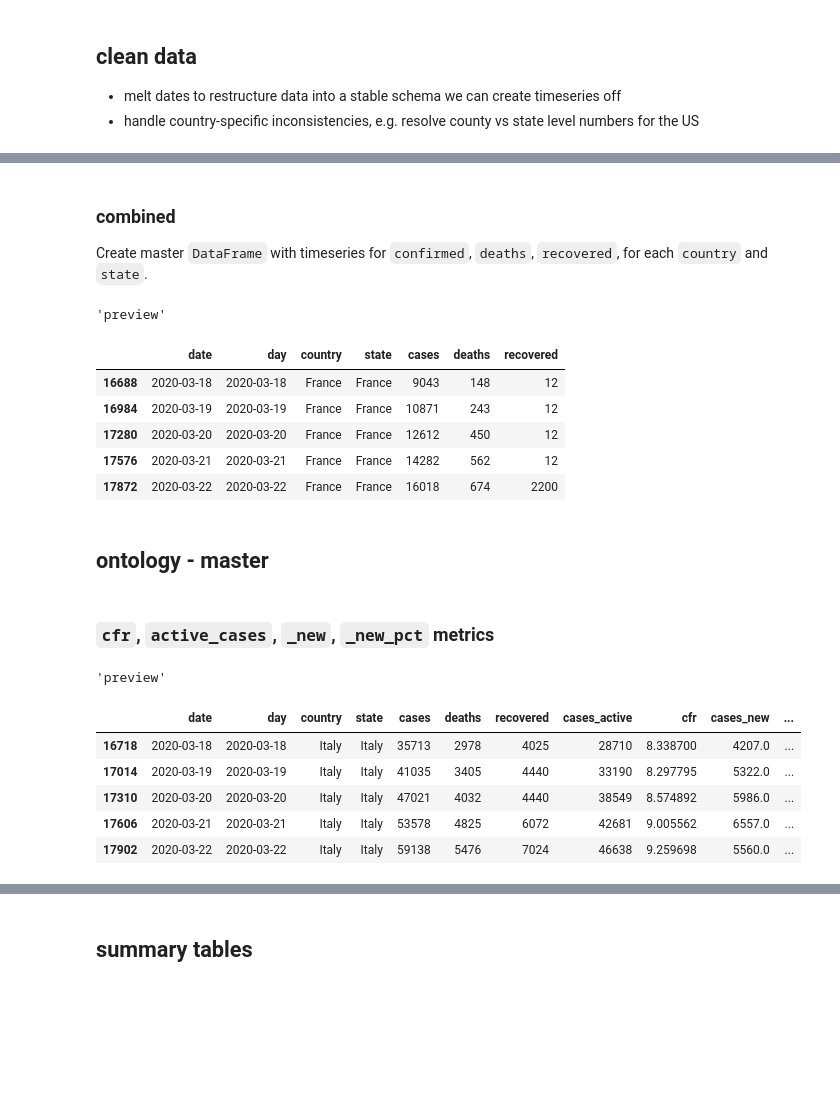
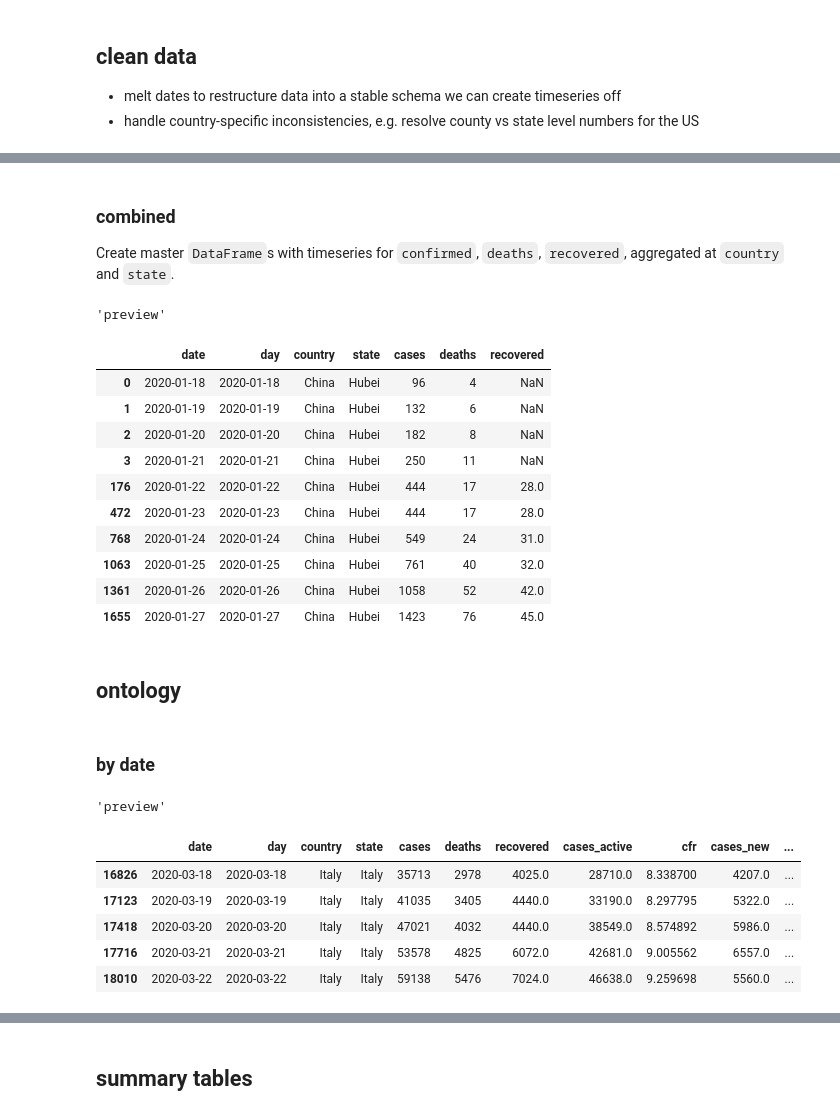
Before and after one commit to eferm/covid-19, a Jupyter notebook: notebooks/covid-19.ipynb, the cells around one changed output, grey strips where cells are left out. Saved outputs shown, nothing was run; the diff lists cells and outputs as text; code cells hidden in the pictures; blank space fills up the shorter version.

```diff
--- a/notebooks/covid-19.ipynb
+++ b/notebooks/covid-19.ipynb
@@ -61,15 +62,18 @@ def catalogls(cat=None):
 ## download raw data
 Create `DataFrame`s directly from source data.
 # %%
-repo = 'https://raw.githubusercontent.com/CSSEGISandData/COVID-19/master/csse_covid_19_data'
+repo = 'https://raw.githubusercontent.com/CSSEGISandData/COVID-19'
+branch = 'master'
+folder = 'csse_covid_19_data/csse_covid_19_time_series'
 
+# TODO: these files deprecated as of 2020-03-23
 CATALOG['csse']['data'].update({
     'raw.confirmed':
-        pd.read_csv(f'{repo}/csse_covid_19_time_series/time_series_19-covid-Confirmed.csv'),
+        pd.read_csv(f'{repo}/{branch}/{folder}/time_series_19-covid-Confirmed.csv'),
     'raw.deaths':
-        pd.read_csv(f'{repo}/csse_covid_19_time_series/time_series_19-covid-Deaths.csv'),
+        pd.read_csv(f'{repo}/{branch}/{folder}/time_series_19-covid-Deaths.csv'),
     'raw.recovered':
-        pd.read_csv(f'{repo}/csse_covid_19_time_series/time_series_19-covid-Recovered.csv'),
+        pd.read_csv(f'{repo}/{branch}/{folder}/time_series_19-covid-Recovered.csv'),
 })
 
 # timestamp = dt.datetime.now()
@@ -184,7 +188,7 @@ def get_state_resolution_table(s):
         .reset_index()
     )
 
-    df['_clean'] = df['raw'].map(lambda s: s.strip().replace('.', ''))
+    df['_clean'] = df['raw'].map(lambda s: str(s).strip().replace('.', ''))
 
     # "Alabama" -> "AL"
     # df['_abbrv'] = df['_clean'].map(states)
@@ -274,7 +278,7 @@ ontology:
     data:
 # %% [markdown]
 ### combined
-Create master `DataFrame` with timeseries for `confirmed`, `deaths`, `recovered`, for each `country` and `state`.
+Create master `DataFrame`s with timeseries for `confirmed`, `deaths`, `recovered`, aggregated at `country` and `state`.
 # %%
 def patch_spot_errors(df):
     """inline fixes"""
@@ -311,40 +315,60 @@ def patch_spot_errors(df):
 
     series = 'recovered'
     df.loc[row_index('2020-03-12', 'Italy'), series] = 1258
     df.loc[row_index('2020-03-12', 'Spain'), series] = 189
 
     return df
 
 
 def _normalize(df, name):
     return (
         df
         .rename(columns={'value': name})
         .set_index(['date', 'day', 'country', 'state'])
     )
 
 dfs = [
     CATALOG['csse']['data']['clean.confirmed'],
     CATALOG['csse']['data']['clean.deaths'],
     CATALOG['csse']['data']['clean.recovered'],
 ]
 
+# combine
 dfs = map(lambda x: _normalize(*x), zip(dfs, ['cases', 'deaths', 'recovered']))
 df = pd.concat(dfs, axis=1, sort=True).reset_index()
+
+# fix errors
+
+# fill in estimated data to Hubei
+# useful for offset plots which origin from cases >= 100 and deaths >= 10
+# values estimated using Excel's GROWTH function, using the first 10 values
+china_patch = pd.DataFrame(
+    [('2020-01-18', 'China', 'Hubei', 96, 4, np.nan),
+     ('2020-01-19', 'China', 'Hubei', 132, 6, np.nan),
+     ('2020-01-20', 'China', 'Hubei', 182, 8, np.nan),
+     ('2020-01-21', 'China', 'Hubei', 250, 11, np.nan),
+    ],
+    columns=['day', 'country', 'state', 'cases', 'deaths', 'recovered'])
+china_patch['date'] = pd.to_datetime(china_patch['day'])
+
+df = pd.concat([df, china_patch]).sort_values('date').reset_index(drop=True)
 df = patch_spot_errors(df)
 
 CATALOG['csse']['data']['combined'] = df
-display("preview", df.loc[df['state'] == 'France'].tail())
+display("preview", df.loc[df['state'] == 'Hubei'].head(10))
 # catalogls()
 # %% [output]
 'preview'
 |  | date | day | country | state | cases | deaths | recovered |
-| 16688 | 2020-03-18 | 2020-03-18 | France | France | 9043 | 148 | 12 |
-| 16984 | 2020-03-19 | 2020-03-19 | France | France | 10871 | 243 | 12 |
-| 17280 | 2020-03-20 | 2020-03-20 | France | France | 12612 | 450 | 12 |
-| 17576 | 2020-03-21 | 2020-03-21 | France | France | 14282 | 562 | 12 |
-| 17872 | 2020-03-22 | 2020-03-22 | France | France | 16018 | 674 | 2200 |
+| 0 | 2020-01-18 | 2020-01-18 | China | Hubei | 96 | 4 | NaN |
+| 1 | 2020-01-19 | 2020-01-19 | China | Hubei | 132 | 6 | NaN |
+| 2 | 2020-01-20 | 2020-01-20 | China | Hubei | 182 | 8 | NaN |
+| 3 | 2020-01-21 | 2020-01-21 | China | Hubei | 250 | 11 | NaN |
+| 176 | 2020-01-22 | 2020-01-22 | China | Hubei | 444 | 17 | 28.0 |
+| 472 | 2020-01-23 | 2020-01-23 | China | Hubei | 444 | 17 | 28.0 |
+| 768 | 2020-01-24 | 2020-01-24 | China | Hubei | 549 | 24 | 31.0 |
+| 1063 | 2020-01-25 | 2020-01-25 | China | Hubei | 761 | 40 | 32.0 |
+| 1361 | 2020-01-26 | 2020-01-26 | China | Hubei | 1058 | 52 | 42.0 |
+| 1655 | 2020-01-27 | 2020-01-27 | China | Hubei | 1423 | 76 | 45.0 |
 # %% [markdown]
-## ontology - master
+## ontology
-# %% [markdown]
-### `cfr`, `active_cases`, `_new`, `_new_pct` metrics
@@ -372,0 +375,2 @@ CATALOG['ontology']['data']['master'] = df
+# %% [markdown]
+### by date
@@ -373,12 +416,21 @@ CATALOG['ontology']['data']['master'] = df
 # %%
-df = CATALOG['ontology']['data']['master']
+df = CATALOG['csse']['data']['combined'].copy()
+
+df = (
+    df
+    .pipe(with_cases_active)
+    .pipe(with_cfr)
+    .pipe(with_diff)
+    .pipe(with_pct_change)
+)
+
+CATALOG['ontology']['data']['metrics_by_date'] = df
 display("preview", df[df['country'] == 'Italy'].sort_values('date').tail())
-# catalogls()
 # %% [output]
 'preview'
 |  | date | day | country | state | cases | deaths | recovered | cases_active | cfr | cases_new | ... |
-| 16718 | 2020-03-18 | 2020-03-18 | Italy | Italy | 35713 | 2978 | 4025 | 28710 | 8.338700 | 4207.0 | ... |
-| 17014 | 2020-03-19 | 2020-03-19 | Italy | Italy | 41035 | 3405 | 4440 | 33190 | 8.297795 | 5322.0 | ... |
-| 17310 | 2020-03-20 | 2020-03-20 | Italy | Italy | 47021 | 4032 | 4440 | 38549 | 8.574892 | 5986.0 | ... |
-| 17606 | 2020-03-21 | 2020-03-21 | Italy | Italy | 53578 | 4825 | 6072 | 42681 | 9.005562 | 6557.0 | ... |
-| 17902 | 2020-03-22 | 2020-03-22 | Italy | Italy | 59138 | 5476 | 7024 | 46638 | 9.259698 | 5560.0 | ... |
+| 16826 | 2020-03-18 | 2020-03-18 | Italy | Italy | 35713 | 2978 | 4025.0 | 28710.0 | 8.338700 | 4207.0 | ... |
+| 17123 | 2020-03-19 | 2020-03-19 | Italy | Italy | 41035 | 3405 | 4440.0 | 33190.0 | 8.297795 | 5322.0 | ... |
+| 17418 | 2020-03-20 | 2020-03-20 | Italy | Italy | 47021 | 4032 | 4440.0 | 38549.0 | 8.574892 | 5986.0 | ... |
+| 17716 | 2020-03-21 | 2020-03-21 | Italy | Italy | 53578 | 4825 | 6072.0 | 42681.0 | 9.005562 | 6557.0 | ... |
+| 18010 | 2020-03-22 | 2020-03-22 | Italy | Italy | 59138 | 5476 | 7024.0 | 46638.0 | 9.259698 | 5560.0 | ... |
```
Also changed, not shown: parts of 10 cells of this notebook.
